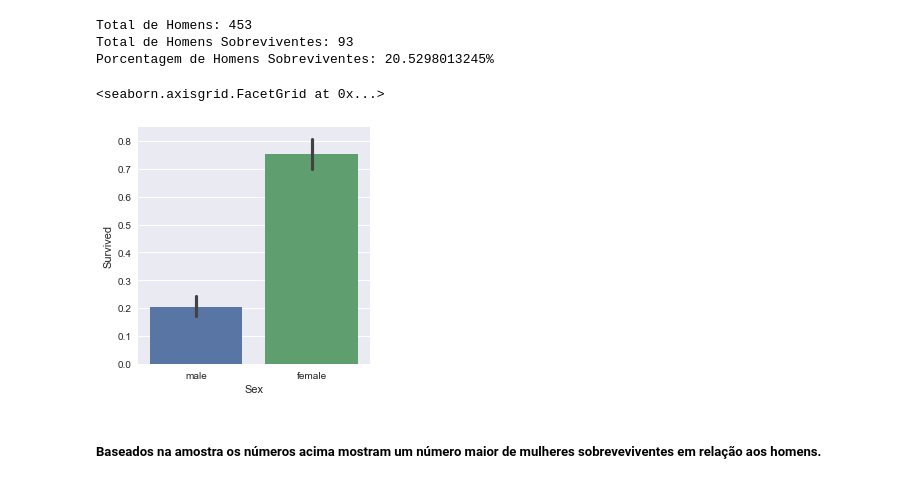
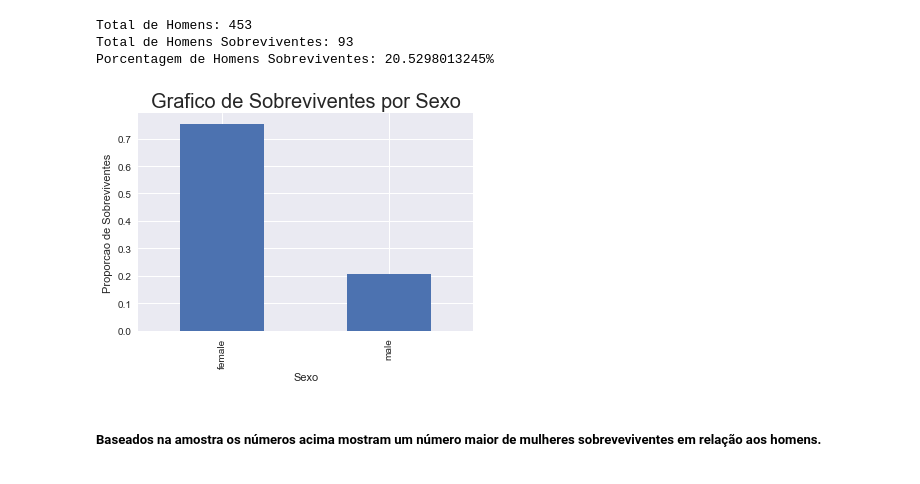
Before and after one commit to diogenesneto/udacity_projects, a Jupyter notebook: P2/P2 - Investigando uma Base de Dados (Titanic).ipynb, the cells around one changed output. Cells and saved outputs as stored; diff of their text form; code cells hidden in the pictures.

```diff
--- a/P2/P2 - Investigando uma Base de Dados (Titanic).ipynb
+++ b/P2/P2 - Investigando uma Base de Dados (Titanic).ipynb
@@ -262,12 +262,14 @@ Porcentagem de Homens Sobreviventes: 20.5298013245%
 # Transformando novamente o campor Survived em Booleano
 survived_map = {'Falso': False , 'Verdadeiro': True}
 titanic_df['Survived'] = titanic_df['Survived'].map(survived_map)
-# %%
-# Gráfico
-sns.factorplot('Sex', 'Survived', data = titanic_df, kind = 'bar')
-# %% [output]
-<seaborn.axisgrid.FacetGrid at 0x...>
-[figure, removed]
+# %%
+%matplotlib inline
+titanic_df.groupby(['Sex']).Survived.mean().plot(kind='bar')
+plt.title("Grafico de Sobreviventes por Sexo", fontsize=20)
+plt.ylabel('Proporcao de Sobreviventes')
+plt.xlabel('Sexo');
+# %% [output]
+[figure, added]
 # %% [markdown]
 ##### Baseados na amostra os números acima mostram um número maior de mulheres sobreveviventes em relação aos homens.
 # %% [markdown]
```
Also changed, not shown: parts of 6 cells of this notebook, 1 other file.
